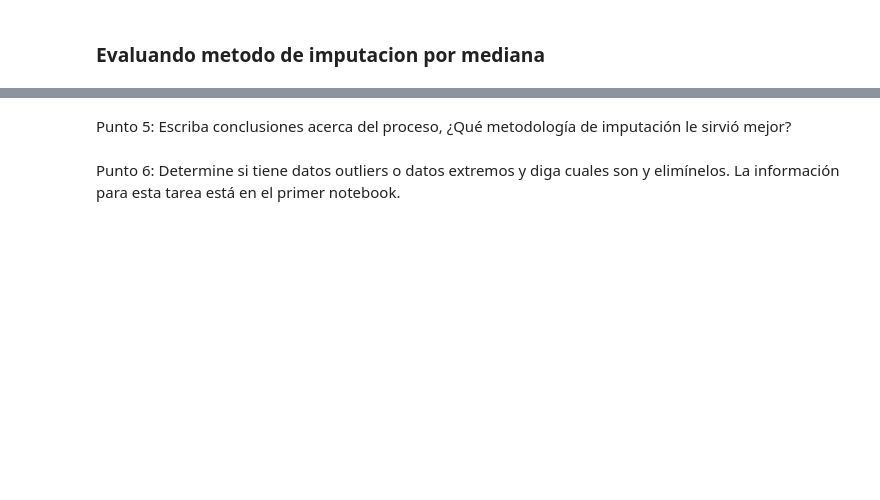
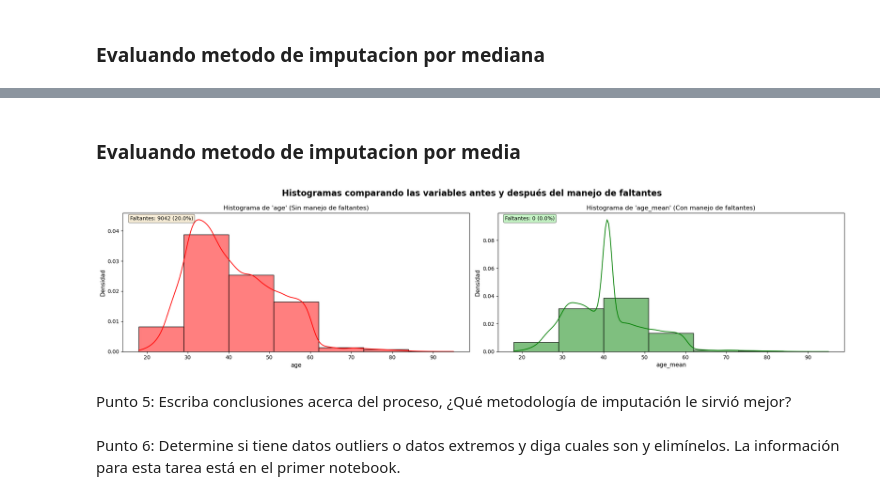
Before and after one commit to TheMaorba/DataMining, a Jupyter notebook: Tarea2/Tarea2.ipynb, the cells around one changed output, grey strips where cells are left out. Cells and saved outputs as stored; diff of their text form; code cells hidden in the pictures; blank space fills up the shorter version.

```diff
--- a/Tarea2/Tarea2.ipynb
+++ b/Tarea2/Tarea2.ipynb
@@ -94,3 +187,14 @@ Graficos.crear_histograma_columna(df_sin_na, df2, 'studytime.x')
+# %% [markdown]
+### Evaluando metodo de imputacion por media
+# %%
+Graficos.comparar_histogramas(
+    df_original=df_conna,
+    df_procesado=df1,
+    columna_original='age',
+    columna_procesada='age_mean'
+)
+# %% [output]
+[figure, added]
 # %% [markdown]
 Punto 5: Escriba conclusiones acerca del proceso, ¿Qué metodología de imputación le sirvió mejor?
 # %% [markdown]
```
Also changed, not shown: parts of 16 cells of this notebook, 4 other files.
